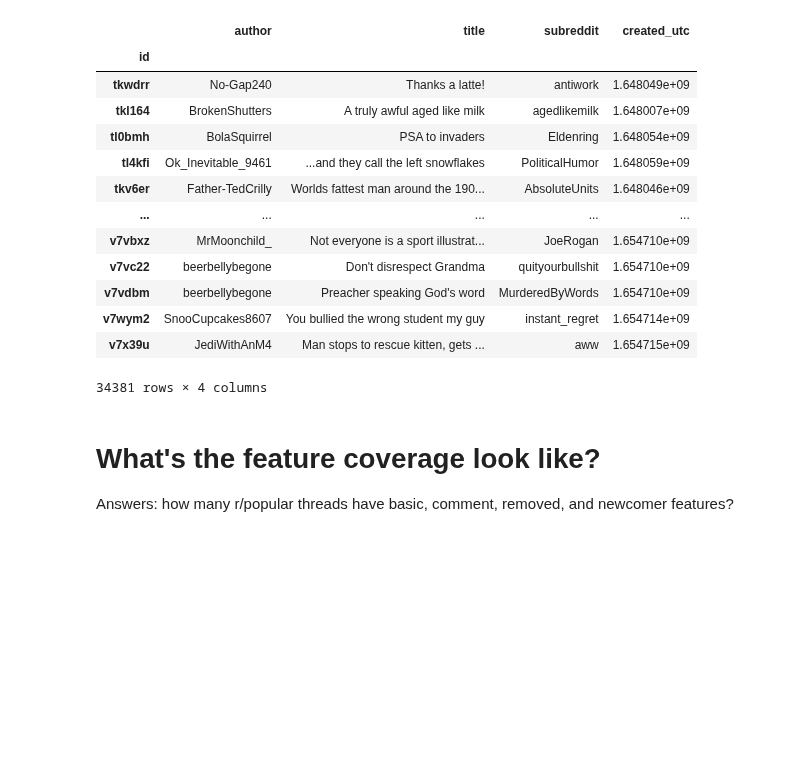
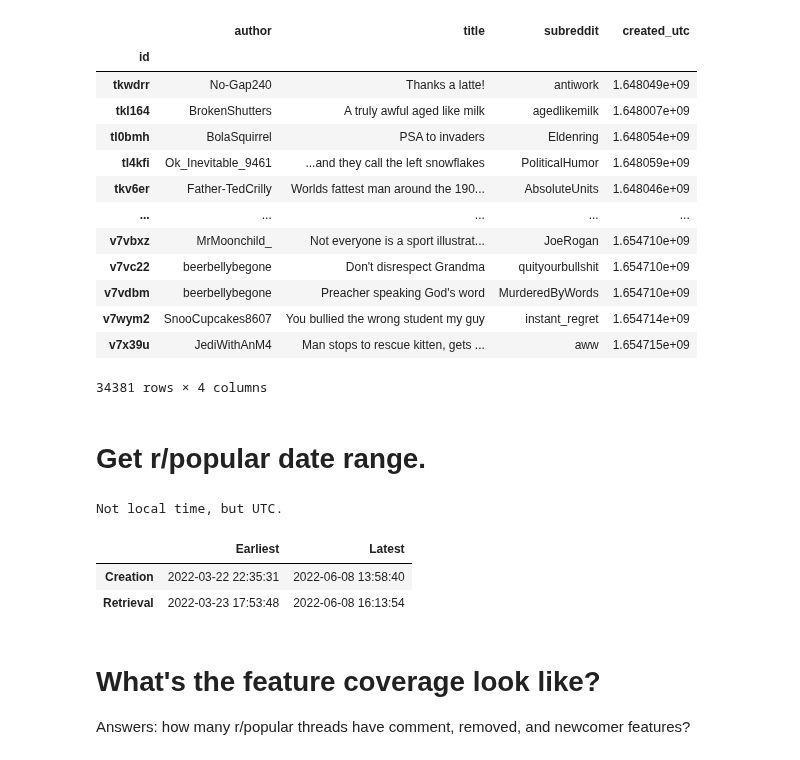
Before and after one commit to jackiec1998/resilient-communities, a Jupyter notebook: src/notebooks/static.ipynb, the cells around one changed output. Drawn from its saved outputs; the diff is of its cells as text; code cells hidden in the pictures; blank space fills up the shorter version.

```diff
--- a/src/notebooks/static.ipynb
+++ b/src/notebooks/static.ipynb
@@ -80,10 +93,36 @@ get_popular_threads(
 | v7wym2 | SnooCupcakes8607 | You bullied the wrong student my guy | instant_regret | 1.654714e+09 |
 | v7x39u | JediWithAnM4 | Man stops to rescue kitten, gets ... | aww | 1.654715e+09 |
 34381 rows × 4 columns
+# %% [markdown]
+# Get r/popular date range.
+# %%
+def get_popular_date_range():
+
+    threads = get_popular_threads(columns=['created_utc', 'min_utc', 'max_utc'])
+
+    print('Not local time, but UTC.')
+
+    return pd.DataFrame.from_dict({
+        'Earliest': {
+            'Creation': dt.datetime.fromtimestamp(threads['created_utc'].min()),
+            'Retrieval': dt.datetime.fromtimestamp(threads['min_utc'].min())
+        },
+        'Latest': {
+            'Creation': dt.datetime.fromtimestamp(threads['created_utc'].max()),
+            'Retrieval': dt.datetime.fromtimestamp(threads['max_utc'].max())
+        }
+    })
+
+get_popular_date_range()
+# %% [output]
+Not local time, but UTC.
+|  | Earliest | Latest |
+| Creation | 2022-03-22 22:35:31 | 2022-06-08 13:58:40 |
+| Retrieval | 2022-03-23 17:53:48 | 2022-06-08 16:13:54 |
 # %% [markdown]
 # What's the feature coverage look like?
 
-Answers: how many r/popular threads have basic, comment, removed, and newcomer features?
+Answers: how many r/popular threads have comment, removed, and newcomer features?
 # %%
 def display_popular_thread_coverage():
 
```
Also changed, not shown: parts of 20 cells of this notebook, 12 other files.
